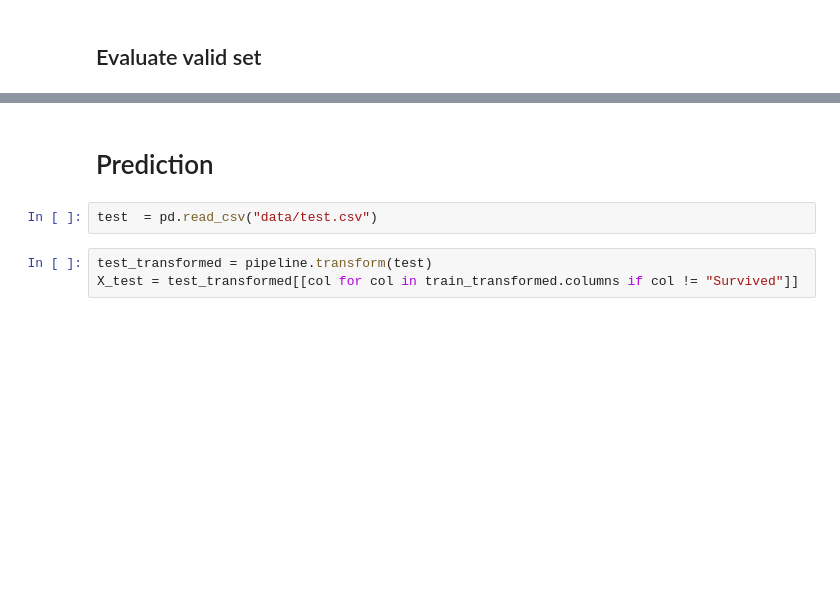
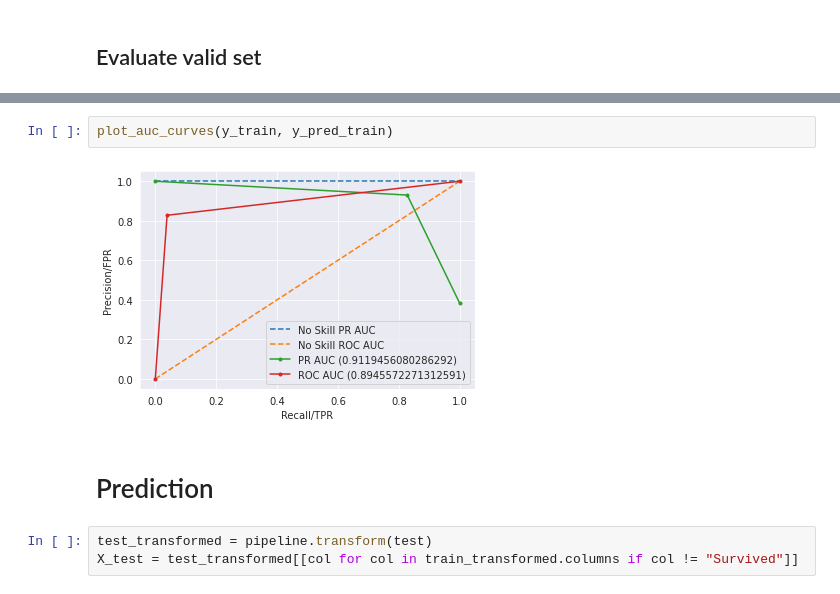
Before and after one commit to nguyenanht/john-toolbox, a Jupyter notebook: notebooks/titanic/titanic_boosting.ipynb, the cells around one changed output, grey strips where cells are left out. Cells and saved outputs as stored; diff of their text form; blank space fills up the shorter version.

```diff
--- a/notebooks/titanic/titanic_boosting.ipynb
+++ b/notebooks/titanic/titanic_boosting.ipynb
@@ -175,7 +297,9 @@ plot_curves(y_valid, y_pred_valid)
+# %%
+plot_auc_curves(y_train, y_pred_train)
+# %% [output]
+[figure, added]
 # %% [markdown]
 # Prediction
-# %%
-test  = pd.read_csv("data/test.csv")
 # %%
 test_transformed = pipeline.transform(test)
 X_test = test_transformed[[col for col in train_transformed.columns if col != "Survived"]]
```
Also changed, not shown: parts of 53 cells of this notebook, 5 other files.
